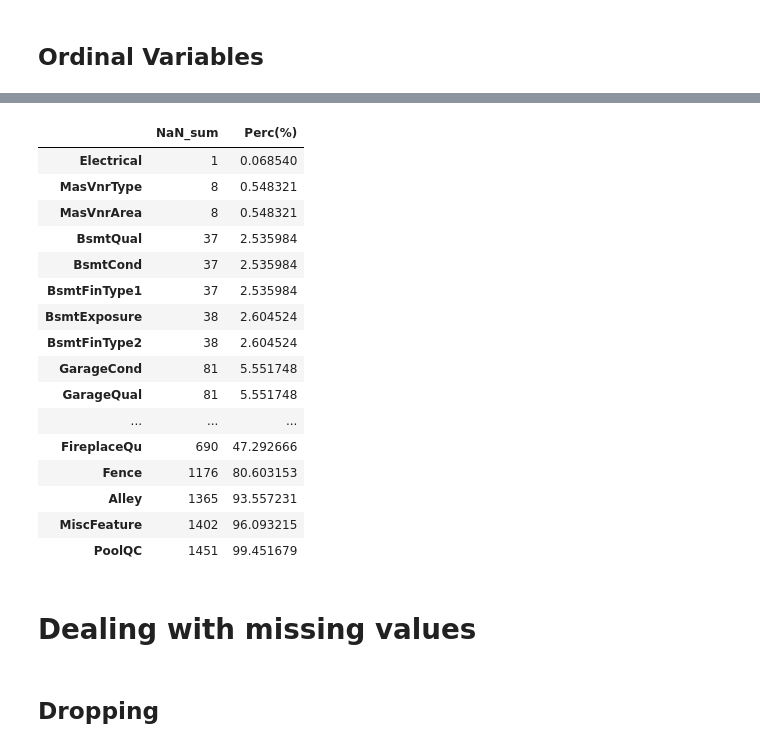
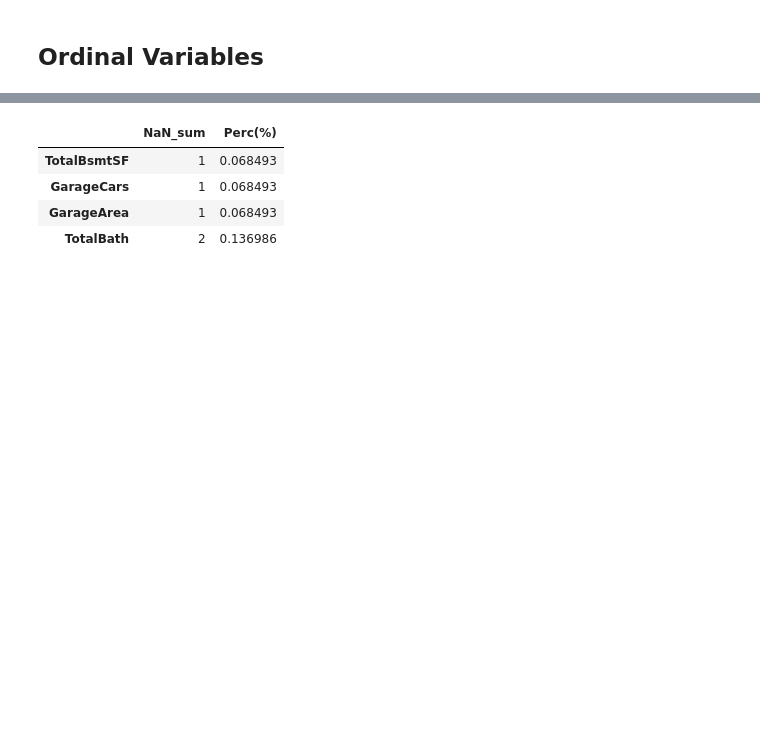
Before and after one commit to Ruta8/Demploying-ML-Models-Flask, a Jupyter notebook: 325.ipynb, the cells around one changed output, grey strips where cells are left out. Saved outputs shown, nothing was run; the diff lists cells and outputs as text; code cells hidden in the pictures; blank space fills up the shorter version.

```diff
--- a/325.ipynb
+++ b/325.ipynb
@@ -232,5 +334,7 @@ fig.show()
+# %%
+numeric = pd.concat([df_discrete, df_continuos], axis=1)
 # %%
 # Filtering out houses above 4000
 
-index_names = df[df['GrLivArea'] >= 4000 ].index
-df.drop(index_names, inplace = True)
+index_names = numeric[numeric['GrLivArea'] >= 4000 ].index
+numeric.drop(index_names, inplace = True)
@@ -239,30 +362,22 @@ Removing outliers are recommended in the data set description.
+# %%
+test_numeric = test.copy()
+test_numeric["TotalBath"] = (test_numeric["FullBath"] + 0.5 * test_numeric["HalfBath"] + test_numeric["BsmtFullBath"] + 0.5 * test_numeric["BsmtHalfBath"])
+test_numeric['TotalPorchSF'] = test_numeric['3SsnPorch'] + test_numeric['EnclosedPorch'] + test_numeric['OpenPorchSF'] + test_numeric['ScreenPorch'] + test_numeric['WoodDeckSF']
+# %%
+ for column in test_numeric.columns.tolist():
+  if column not in numeric.columns.tolist():
+    test_numeric.drop(columns=[column], inplace=True)
 # %%
-# Looking at NaN % within the train
+# Looking at NaN % within the data
 
-nan = pd.DataFrame(df.isna().sum(), columns = ['NaN_sum'])
-nan['Perc(%)'] = (nan['NaN_sum']/1459)*100
+nan = pd.DataFrame(test_numeric.isna().sum(), columns = ['NaN_sum'])
+nan['Perc(%)'] = (nan['NaN_sum']/1460)*100
 nan = nan[nan['NaN_sum'] > 0]
 nan = nan.sort_values(by = ['NaN_sum'])
 nan
 # %% [output]
 |  | NaN_sum | Perc(%) |
-| Electrical | 1 | 0.068540 |
-| MasVnrType | 8 | 0.548321 |
-| MasVnrArea | 8 | 0.548321 |
-| BsmtQual | 37 | 2.535984 |
-| BsmtCond | 37 | 2.535984 |
-| BsmtFinType1 | 37 | 2.535984 |
-| BsmtExposure | 38 | 2.604524 |
-| BsmtFinType2 | 38 | 2.604524 |
-| GarageCond | 81 | 5.551748 |
-| GarageQual | 81 | 5.551748 |
-| ... | ... | ... |
-| FireplaceQu | 690 | 47.292666 |
-| Fence | 1176 | 80.603153 |
-| Alley | 1365 | 93.557231 |
-| MiscFeature | 1402 | 96.093215 |
-| PoolQC | 1451 | 99.451679 |
+| TotalBsmtSF | 1 | 0.068493 |
+| GarageCars | 1 | 0.068493 |
+| GarageArea | 1 | 0.068493 |
+| TotalBath | 2 | 0.136986 |
-# %% [markdown]
-# Dealing with missing values
-# %% [markdown]
-## Dropping
```
Also changed, not shown: parts of 44 cells of this notebook.
